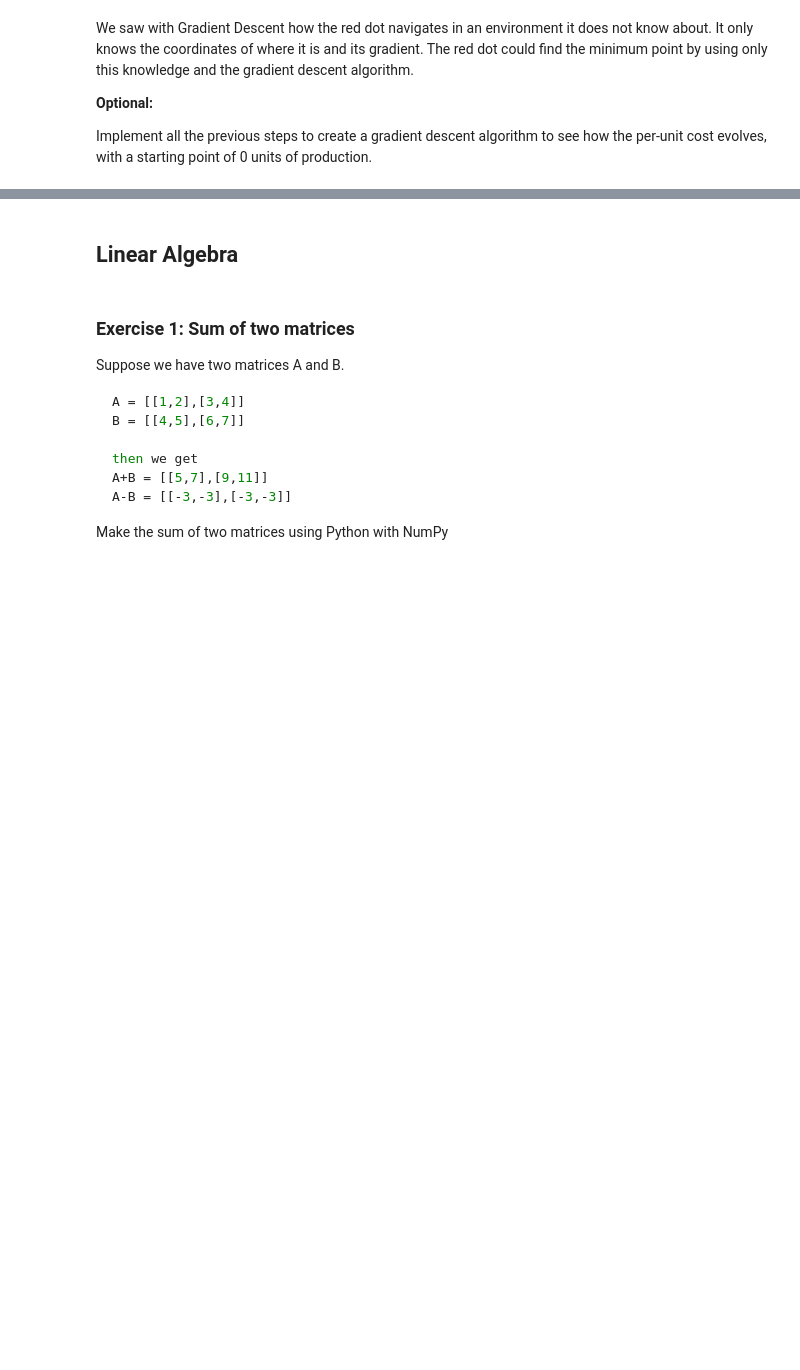
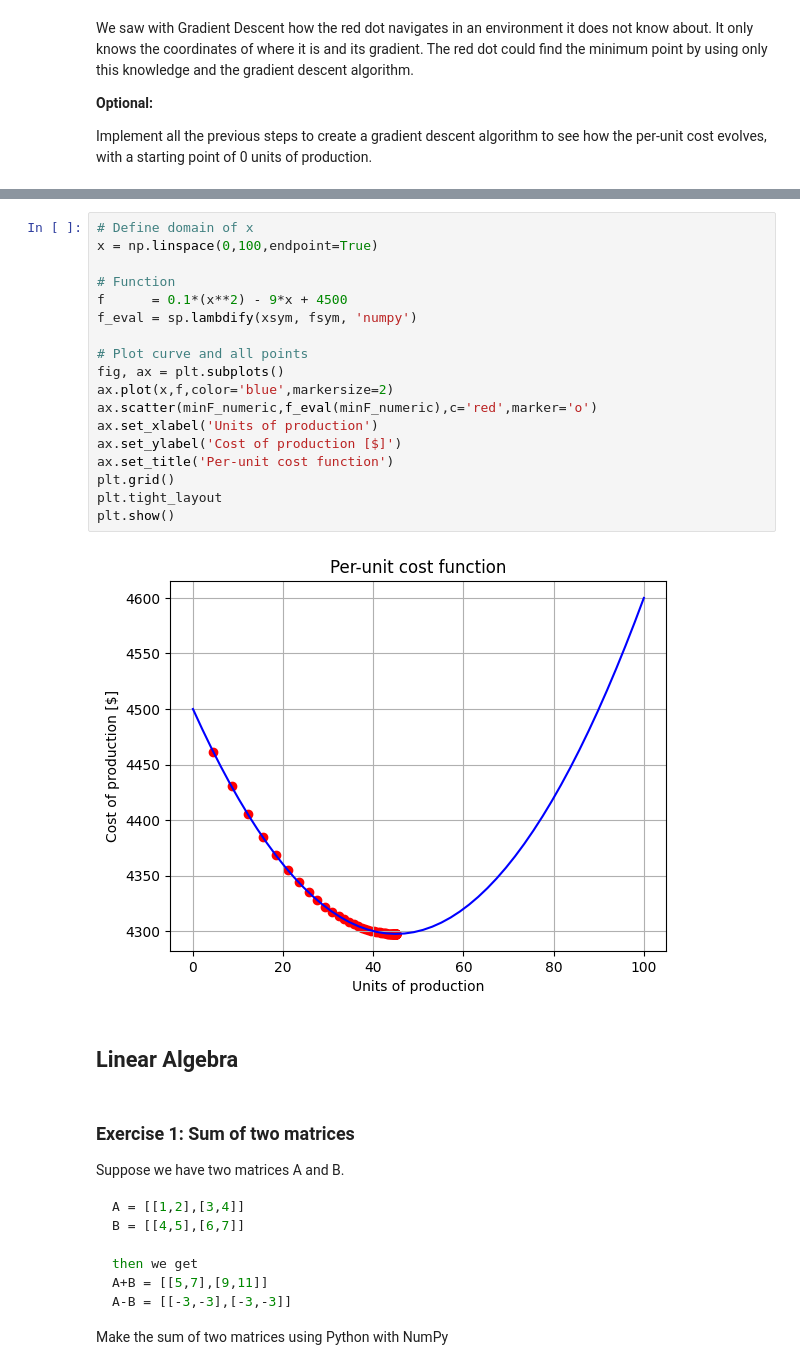
Before and after one commit to csmb20/calculus-and-algebra-problems-with-python, a Jupyter notebook: notebook/problems.ipynb, the cells around one changed output, grey strips where cells are left out. Saved outputs shown, nothing was run; the diff lists cells and outputs as text; blank space fills up the shorter version.

```diff
--- a/notebook/problems.ipynb
+++ b/notebook/problems.ipynb
@@ -287,3 +338,23 @@ Implement all the previous steps to create a gradient descent algorithm to see h
+# %%
+# Define domain of x
+x = np.linspace(0,100,endpoint=True)
+
+# Function
+f      = 0.1*(x**2) - 9*x + 4500
+f_eval = sp.lambdify(xsym, fsym, 'numpy')
+
+# Plot curve and all points
+fig, ax = plt.subplots()
+ax.plot(x,f,color='blue',markersize=2)
+ax.scatter(minF_numeric,f_eval(minF_numeric),c='red',marker='o')
+ax.set_xlabel('Units of production')
+ax.set_ylabel('Cost of production [$]')
+ax.set_title('Per-unit cost function')
+plt.grid()
+plt.tight_layout
+plt.show()
+# %% [output]
+[figure, added]
 # %% [markdown]
 ## Linear Algebra
 # %% [markdown]
```
Also changed, not shown: parts of 13 cells of this notebook.
